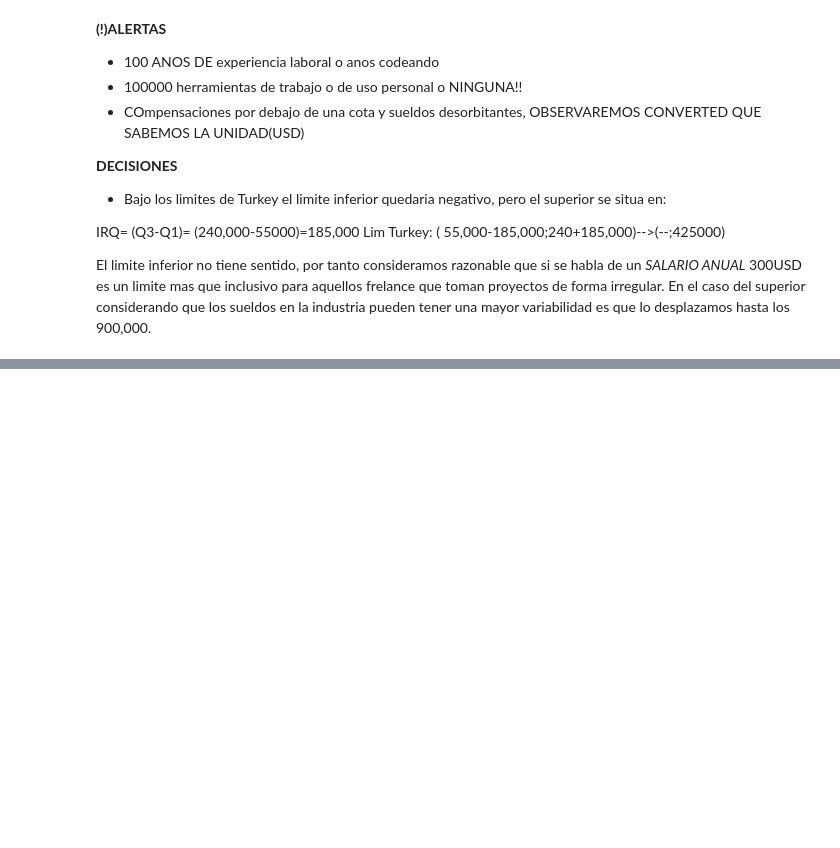
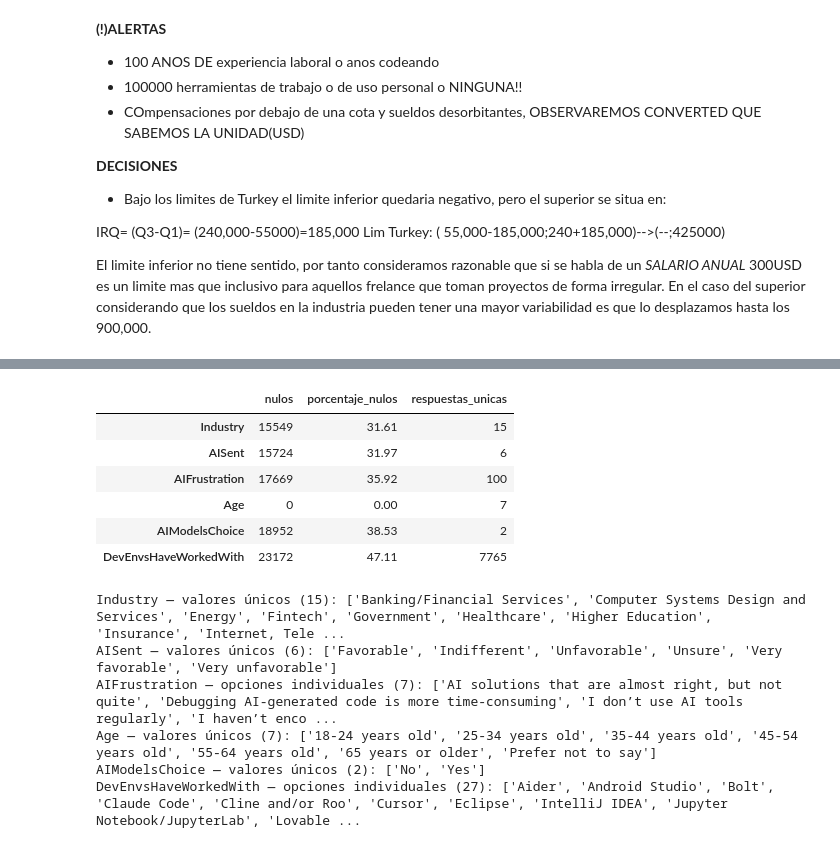
Before and after one commit to MateoGarrido13/StackOverflow-G23, a Jupyter notebook: COPIA-BORRADOR-Grupo23-Fund_C_Datos-StackOverflow copy.ipynb, the cells around one changed output, grey strips where cells are left out. Drawn from its saved outputs; the diff is of its cells as text; code cells hidden in the pictures; blank space fills up the shorter version.

```diff
--- a/COPIA-BORRADOR-Grupo23-Fund_C_Datos-StackOverflow copy.ipynb
+++ b/COPIA-BORRADOR-Grupo23-Fund_C_Datos-StackOverflow copy.ipynb
@@ -434,0 +485,37 @@ NameError: name 'df_encuestas' is not defined
+# %%
+# Valores unicos y porcentaje de nulos de las seis variables agregadas.
+VARIABLES_NUEVAS = [
+    "Industry", "AISent", "AIFrustration", "Age",
+    "AIModelsChoice", "DevEnvsHaveWorkedWith",
+]
+VARIABLES_MULTIRRESPUESTA = ["AIFrustration", "DevEnvsHaveWorkedWith"]
+
+resumen_nuevas = pd.DataFrame({
+    "nulos": df_analisis[VARIABLES_NUEVAS].isna().sum(),
+    "porcentaje_nulos": df_analisis[VARIABLES_NUEVAS].isna().mean().mul(100).round(2),
+    "respuestas_unicas": df_analisis[VARIABLES_NUEVAS].nunique(dropna=True),
+})
+display(resumen_nuevas)
+
+for variable in VARIABLES_NUEVAS:
+    valores = df_analisis[variable].dropna()
+    if variable in VARIABLES_MULTIRRESPUESTA:
+        opciones = valores.str.split(";").explode().str.strip().dropna().unique()
+        print(f"{variable} — opciones individuales ({len(opciones)}): {sorted(opciones)}")
+    else:
+        unicos = valores.unique()
+        print(f"{variable} — valores únicos ({len(unicos)}): {sorted(unicos)}")
+# %% [output]
+|  | nulos | porcentaje_nulos | respuestas_unicas |
+| Industry | 15549 | 31.61 | 15 |
+| AISent | 15724 | 31.97 | 6 |
+| AIFrustration | 17669 | 35.92 | 100 |
+| Age | 0 | 0.00 | 7 |
+| AIModelsChoice | 18952 | 38.53 | 2 |
+| DevEnvsHaveWorkedWith | 23172 | 47.11 | 7765 |
+Industry — valores únicos (15): ['Banking/Financial Services', 'Computer Systems Design and Services', 'Energy', 'Fintech', 'Government', 'Healthcare', 'Higher Education', 'Insurance', 'Internet, Tele ...
+AISent — valores únicos (6): ['Favorable', 'Indifferent', 'Unfavorable', 'Unsure', 'Very favorable', 'Very unfavorable']
+AIFrustration — opciones individuales (7): ['AI solutions that are almost right, but not quite', 'Debugging AI-generated code is more time-consuming', 'I don’t use AI tools regularly', 'I haven’t enco ...
+Age — valores únicos (7): ['18-24 years old', '25-34 years old', '35-44 years old', '45-54 years old', '55-64 years old', '65 years or older', 'Prefer not to say']
+AIModelsChoice — valores únicos (2): ['No', 'Yes']
+DevEnvsHaveWorkedWith — opciones individuales (27): ['Aider', 'Android Studio', 'Bolt', 'Claude Code', 'Cline and/or Roo', 'Cursor', 'Eclipse', 'IntelliJ IDEA', 'Jupyter Notebook/JupyterLab', 'Lovable ...
```
Also changed, not shown: parts of 11 cells of this notebook, 1 other file.
